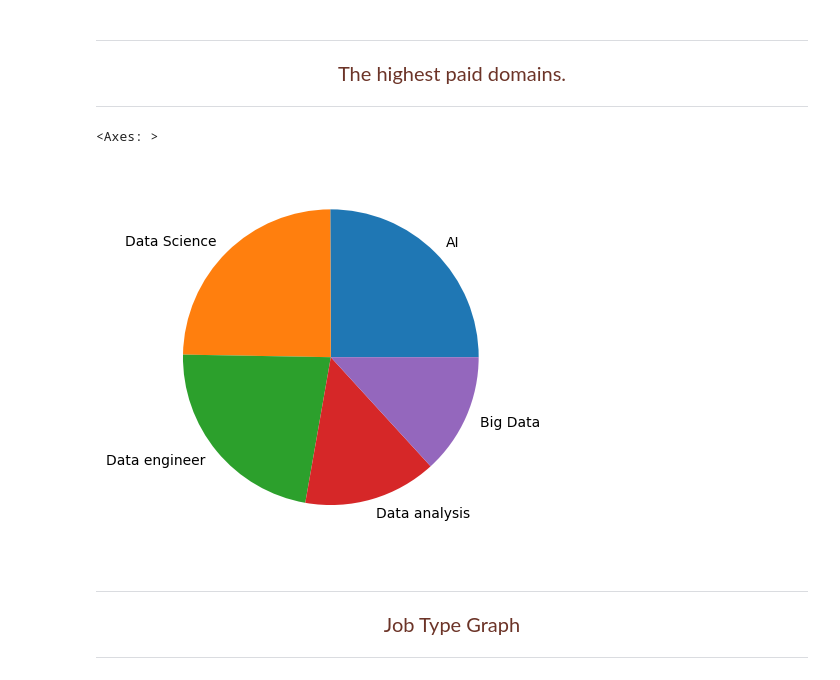
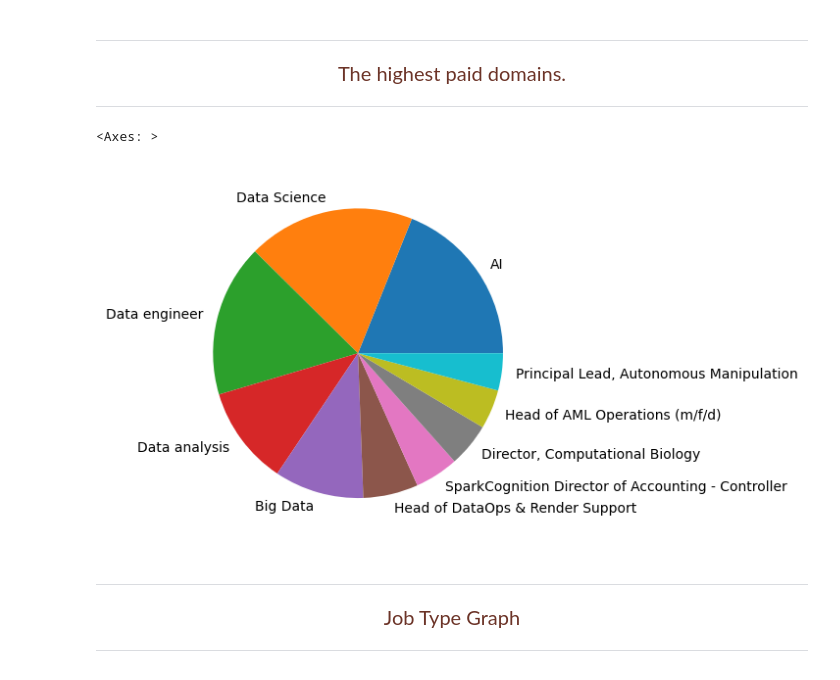
Before and after one commit to yassinessadi/data-engineer-youcode, a Jupyter notebook: Brief_github_job_opportunities/job_opportunities_data.ipynb, the cells around one changed output. Cells and saved outputs as stored; diff of their text form; code cells hidden in the pictures.

Commit message:
data storage (Added).

```diff
--- a/Brief_github_job_opportunities/job_opportunities_data.ipynb
+++ b/Brief_github_job_opportunities/job_opportunities_data.ipynb
@@ -76,14 +76,14 @@ df['Experience level'].fillna('not specified',inplace=True)
 # %%
 def GetJobsName(text):
     return text.split(',')
-Job_name_Ge_0 = []
+req_name_Ge_0 = []
 for x in df['Requirment of the company '].apply(GetJobsName):
     for y in x:
-        Job_name_Ge_0.append(y)
+        req_name_Ge_0.append(y)
 
-Job_name_df = pd.DataFrame(Job_name_Ge_0)
-Job_name_df.rename(columns={0:"Requirment of the company"},inplace=True)
-Indexies = Job_name_df.loc[Job_name_df['Requirment of the company'] ==''].index
-Job_name_df.drop(Indexies,inplace=True)
-
-Job_name_df['Requirment of the company'].value_counts()
+req_name_df = pd.DataFrame(req_name_Ge_0)
+req_name_df.rename(columns={0:"Requirment of the company"},inplace=True)
+Indexies = req_name_df.loc[req_name_df['Requirment of the company'] ==''].index
+req_name_df.drop(Indexies,inplace=True)
+req_name_df = pd.DataFrame(req_name_df['Requirment of the company'].unique().tolist())
+Tags_name_df = req_name_df.rename(columns={0:"Tags"})
@@ -207,12 +189,12 @@ df['Job Title'].value_counts().sort_values(ascending=False).head().plot(kind = '
 <p style='color:#6C3428;font-size:20px;text-align:center;'>The highest paid domains.</p>
 <hr style='color:#BA704F;'>
 # %%
-df.groupby('Job Title').apply(lambda x:x['Salary'].max()).sort_values(ascending=False).head().plot.pie()
+df.groupby('Job Title').apply(lambda x:x['Salary'].max()).sort_values(ascending=False).head(10).plot.pie()
 # Check The Func working (Testing).
 # df.loc[df['Job Title'] == 'Data analysis']['Salary'].max()
 # %% [output]
 <Axes: >
-[figure, old version]
+[figure, new version]
 # %% [markdown]
 <hr style='color:#BA704F;'>
 <p style='color:#6C3428;font-size:20px;text-align:center;'>Job Type Graph</p>
```
Also changed, not shown: parts of 9 cells of this notebook.
